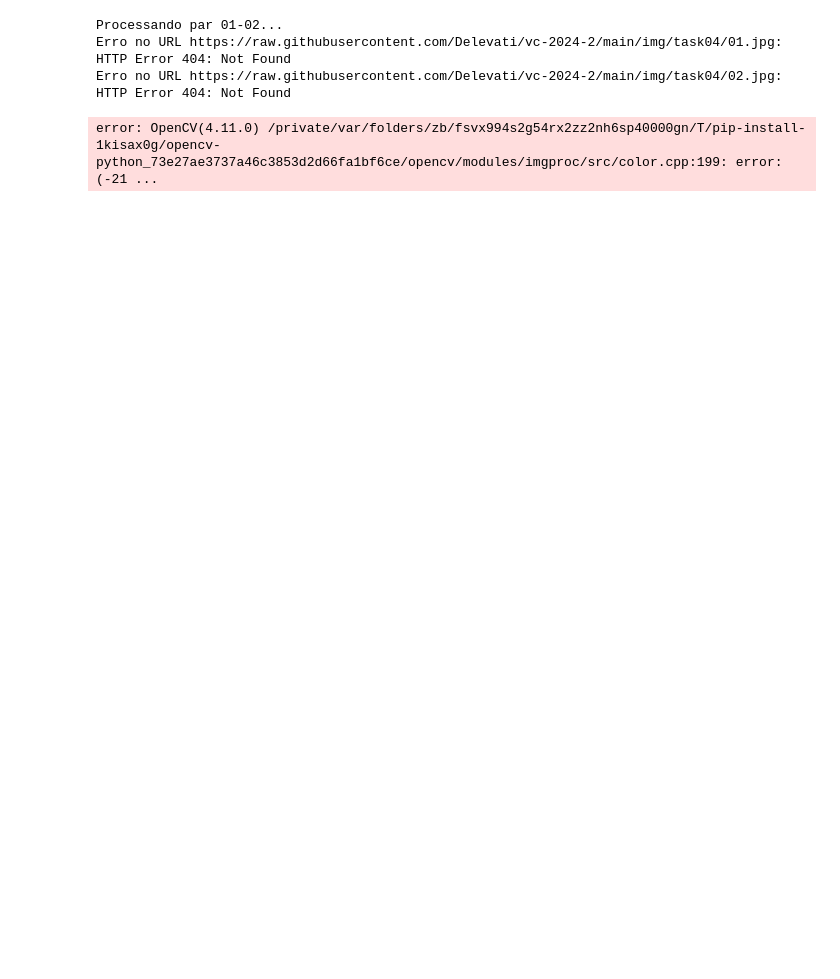
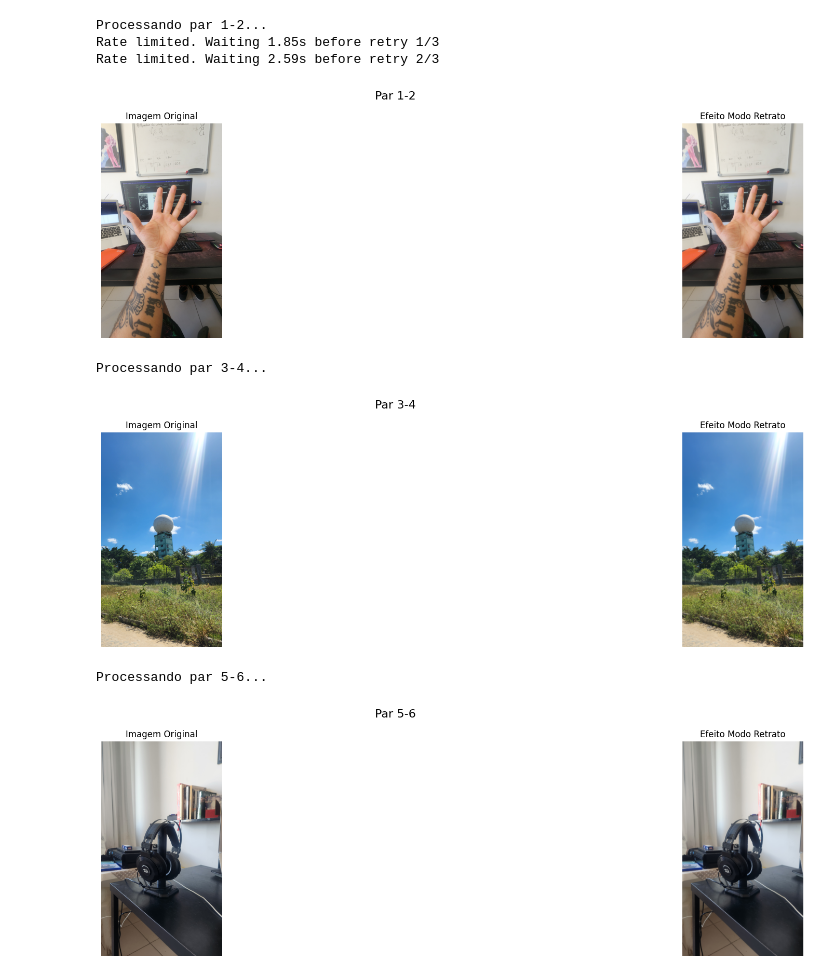
Before and after one commit to Delevati/vc-2024-2, a Jupyter notebook: codes/t4/task04_q1_vc_mestrado.ipynb, the cells around one changed output. Saved outputs shown, nothing was run; the diff lists cells and outputs as text; code cells hidden in the pictures; blank space fills up the shorter version.

```diff
--- a/codes/t4/task04_q1_vc_mestrado.ipynb
+++ b/codes/t4/task04_q1_vc_mestrado.ipynb
@@ -29,12 +43,20 @@ def foreground_background(left_url, right_url, numDisparities=64, blockSize=5, t
     left_img = load_image_from_url(left_url)
     right_img = load_image_from_url(right_url)
 
+    if left_img is None:
+        print(f"Failed to load left image from {left_url}")
+        return None, None, None, None
+
+    if right_img is None:
+        print(f"Failed to load right image from {right_url}")
+        return None, None, None, None
+
+
     gray_left = cv.cvtColor(left_img, cv.COLOR_BGR2GRAY)
     gray_right = cv.cvtColor(right_img, cv.COLOR_BGR2GRAY)
 
+    # StereoBM e Params.
     stereo = cv.StereoBM.create(numDisparities=numDisparities, blockSize=blockSize)
-
-    # Params do StereoBM
     stereo.setTextureThreshold(20)
     stereo.setUniquenessRatio(15)
     stereo.setSpeckleRange(16)
@@ -44,19 +66,13 @@ def foreground_background(left_url, right_url, numDisparities=64, blockSize=5, t
     # computa e normaliza disparity
     disparity = stereo.compute(gray_left, gray_right)
     disparity_visual = cv.normalize(disparity, None, alpha=0, beta=255, norm_type=cv.NORM_MINMAX, dtype=cv.CV_8U)
-
-    # Criar mask com threshold entre foreground/background
     _, fg_mask = cv.threshold(disparity_visual, threshold, 255, cv.THRESH_BINARY)
 
-    # Morfologia para remover ruído
+    # Morfologia para remover ruído / separa foreground background
     kernel = np.ones((5, 5), np.uint8)
     fg_mask = cv.morphologyEx(fg_mask, cv.MORPH_CLOSE, kernel)
     fg_mask = cv.morphologyEx(fg_mask, cv.MORPH_OPEN, kernel)
-
-    # Gaussiano apolicado no que foi deifnido como abaixo do thresh background
     blurred = cv.GaussianBlur(left_img, (25, 25), 0)
-
-    # foreground e background
     foreground = cv.bitwise_and(left_img, left_img, mask=fg_mask)
     bg_mask = cv.bitwise_not(fg_mask)
     background = cv.bitwise_and(blurred, blurred, mask=bg_mask)
@@ -86,44 +102,51 @@ def process_pair():
         {'numDisparities': 64, 'blockSize': 13, 'threshold': 60}    # par 3
     ]
 
     for i, pair in enumerate(pairs):
         print(f"Processando par {pair['name']}...")
-
         original, disparity, mask, portrait = foreground_background(
             pair['left_url'],
             pair['right_url'],
             **params[i]
         )
 
+        if original is None or disparity is None or mask is None or portrait is None:
+            print(f"Par {pair['name']} pulado por erro de carregamento.")
+            continue
+
         plt.figure(figsize=(18, 5))
 
-        plt.subplot(1, 4, 1)
+        plt.subplot(1, 2, 1)
         plt.imshow(cv.cvtColor(original, cv.COLOR_BGR2RGB))
         plt.title('Imagem Original')
         plt.axis('off')
 
-        plt.subplot(1, 4, 2)
-        plt.imshow(disparity, cmap='hot')
-        plt.title('Mapa de Disparidade')
-        plt.axis('off')
+        # plt.subplot(1, 4, 2)
+        # plt.imshow(disparity, cmap='hot')
+        # plt.title('Mapa de Disparidade')
+        # plt.axis('off')
 
-        plt.subplot(1, 4, 3)
-        plt.imshow(mask, cmap='gray')
-        plt.title('Máscara de Foreground')
-        plt.axis('off')
+        # plt.subplot(1, 4, 3)
+        # plt.imshow(mask, cmap='gray')
+        # plt.title('Máscara de Foreground')
+        # plt.axis('off')
 
         plt.subplot(1, 4, 4)
         plt.imshow(cv.cvtColor(portrait, cv.COLOR_BGR2RGB))
         plt.title('Efeito Modo Retrato')
         plt.axis('off')
 
         plt.suptitle(f'Par {pair["name"]}', fontsize=16)
         plt.tight_layout()
         plt.show()
 
 process_pair()
 # %% [output]
-Processando par 01-02...
-Erro no URL https://raw.githubusercontent.com/Delevati/vc-2024-2/main/img/task04/01.jpg: HTTP Error 404: Not Found
-Erro no URL https://raw.githubusercontent.com/Delevati/vc-2024-2/main/img/task04/02.jpg: HTTP Error 404: Not Found
+Processando par 1-2...
+Rate limited. Waiting 1.85s before retry 1/3
+Rate limited. Waiting 2.59s before retry 2/3
+[figure, added]
-error: OpenCV(4.11.0) /private/var/folders/zb/fsvx994s2g54rx2zz2nh6sp40000gn/T/pip-install-1kisax0g/opencv-python_73e27ae3737a46c3853d2d66fa1bf6ce/opencv/modules/imgproc/src/color.cpp:199: error: (-21 ...
+Processando par 3-4...
+[figure, added]
+Processando par 5-6...
+[figure, added]
```
Also changed, not shown: parts of 2 cells of this notebook, 7 other files.
